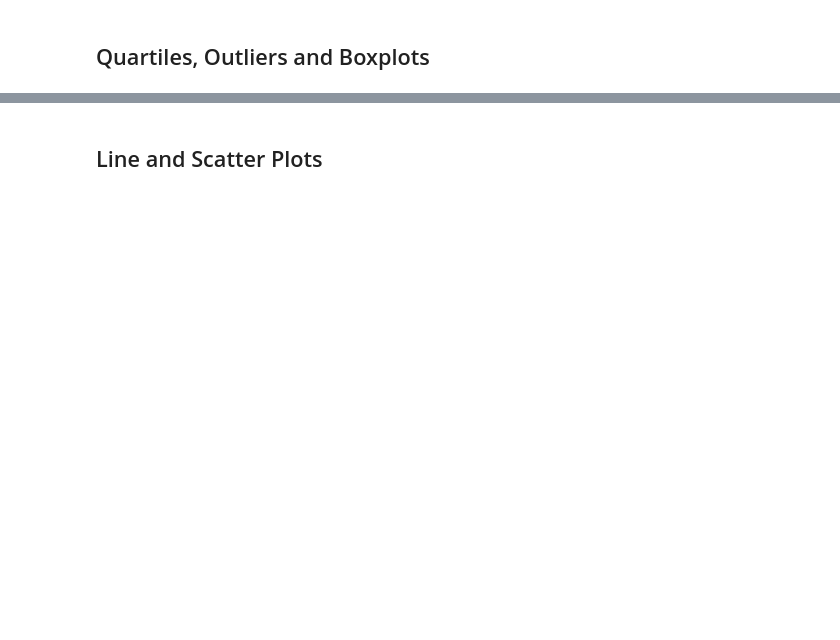
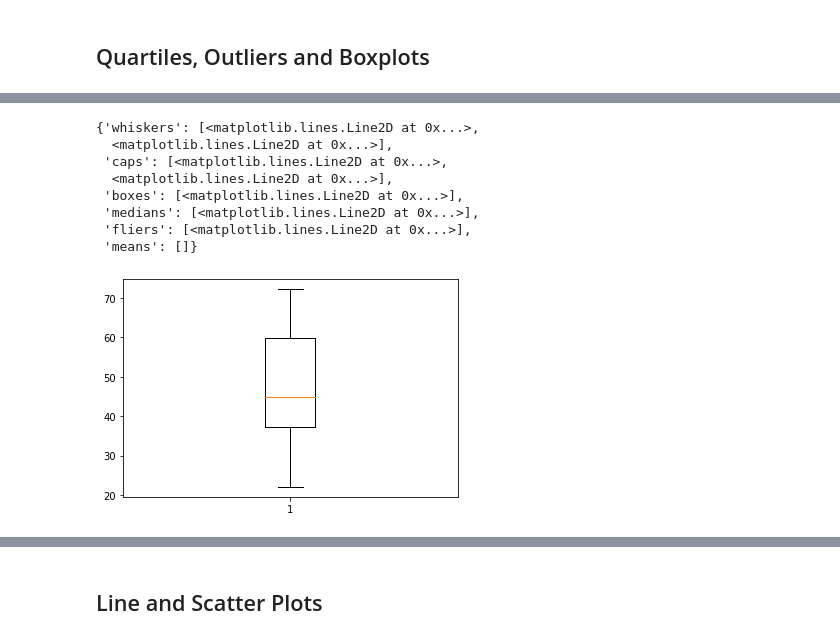
Before and after one commit to colinscampbell/matplotlib-challenge, a Jupyter notebook: pymaceuticals_starter.ipynb, the cells around one changed output, grey strips where cells are left out. Saved outputs shown, nothing was run; the diff lists cells and outputs as text; code cells hidden in the pictures; blank space fills up the shorter version.

```diff
--- a/pymaceuticals_starter.ipynb
+++ b/pymaceuticals_starter.ipynb
@@ -154,8 +186,20 @@ yvalues = [0,1,2]
 # %%
 # Calculate the final tumor volume of each mouse across four of the treatment regimens:
 # Capomulin, Ramicane, Infubinol, and Ceftamin
+df = combined_dataset
+
+df = df.loc[(df["Drug Regimen"] == "Capomulin") | (df["Drug Regimen"] == "Ramicane") | (df["Drug Regimen"] == "Infubinol")| (df["Drug Regimen"] == "Ceftamin")]
 
 # Start by getting the last (greatest) timepoint for each mouse
+gb = df.groupby("Mouse ID")
+maxvalues = gb.agg("max")["Timepoint"]
 
+maxDF = pd.DataFrame({
+    "Max Timepoint": maxvalues
+})
+maxDF
 
 # Merge this group df with the original dataframe to get the tumor volume at the last timepoint
+newdf = pd.merge(left=df,right=maxDF,how="left",on="Mouse ID")
+newdf = newdf[newdf["Timepoint"] == newdf["Max Timepoint"]]
+newdf
@@ -162,19 +220,36 @@ yvalues = [0,1,2]
 # %%
 # Put treatments into a list for for loop (and later for plot labels)
-
+df = newdf
+treatments = ["Capomulin", "Ramicane", "Infubinol", "Ceftamin"]
 
 # Create empty list to fill with tumor vol data (for plotting)
-
+voldata = df["Tumor Volume (mm3)"]
 
 # Calculate the IQR and quantitatively determine if there are any potential outliers.
+bottomquartile = voldata.quantile(.25)
+median = voldata.quantile(.5)
+topquartile = voldata.quantile(.75)
 
+iqr = topquartile - bottomquartile
+outliers = df[(df["Tumor Volume (mm3)"] > topquartile) | (df["Tumor Volume (mm3)"] < bottomquartile)]
 
     # Locate the rows which contain mice on each drug and get the tumor volumes
 
+plt.boxplot(voldata)
 
     # add subset
 
 
     # Determine outliers using upper and lower bounds
+# %% [output]
+{'whiskers': [<matplotlib.lines.Line2D at 0x...>,
+  <matplotlib.lines.Line2D at 0x...>],
+ 'caps': [<matplotlib.lines.Line2D at 0x...>,
+  <matplotlib.lines.Line2D at 0x...>],
+ 'boxes': [<matplotlib.lines.Line2D at 0x...>],
+ 'medians': [<matplotlib.lines.Line2D at 0x...>],
+ 'fliers': [<matplotlib.lines.Line2D at 0x...>],
+ 'means': []}
+[figure, added]
 # %%
 # Generate a box plot of the final tumor volume of each mouse across four regimens of interest
```
Also changed, not shown: parts of 8 cells of this notebook, 1 other file.
